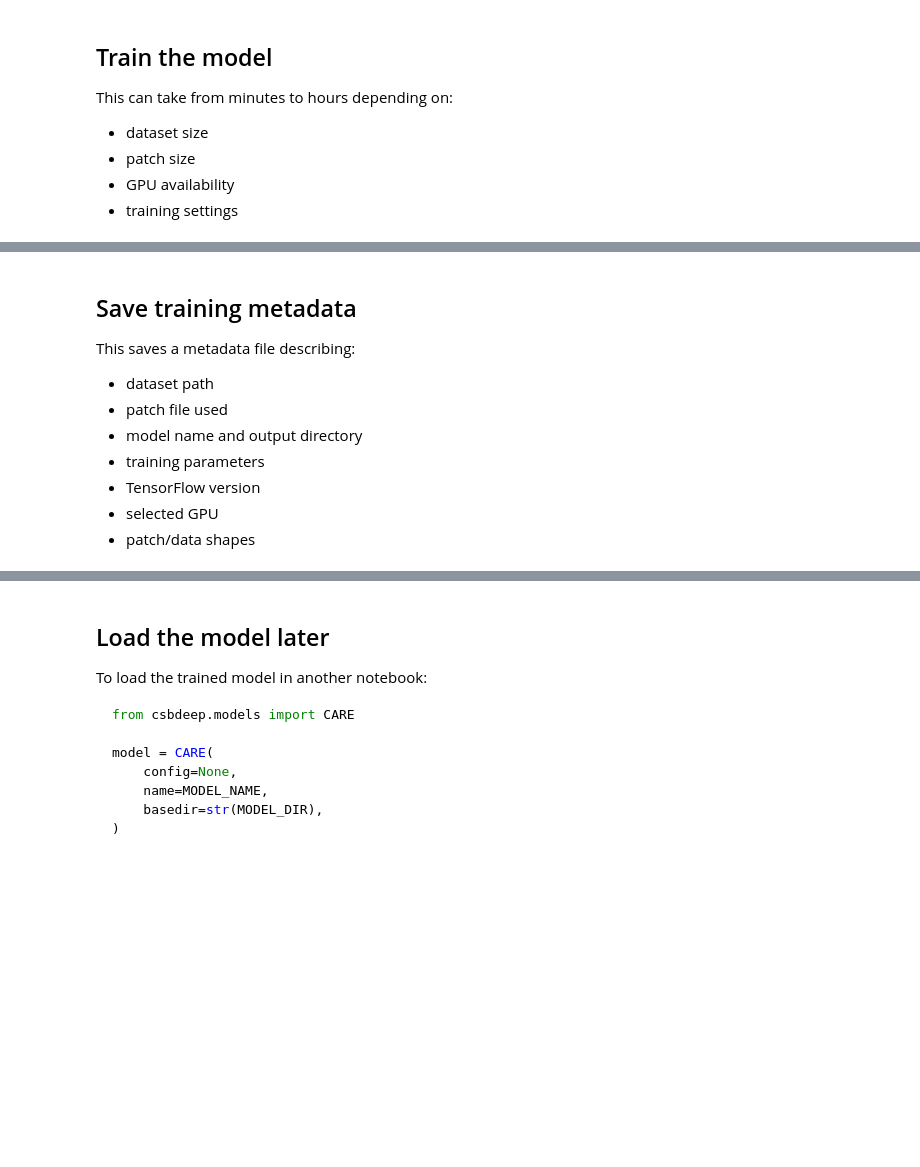
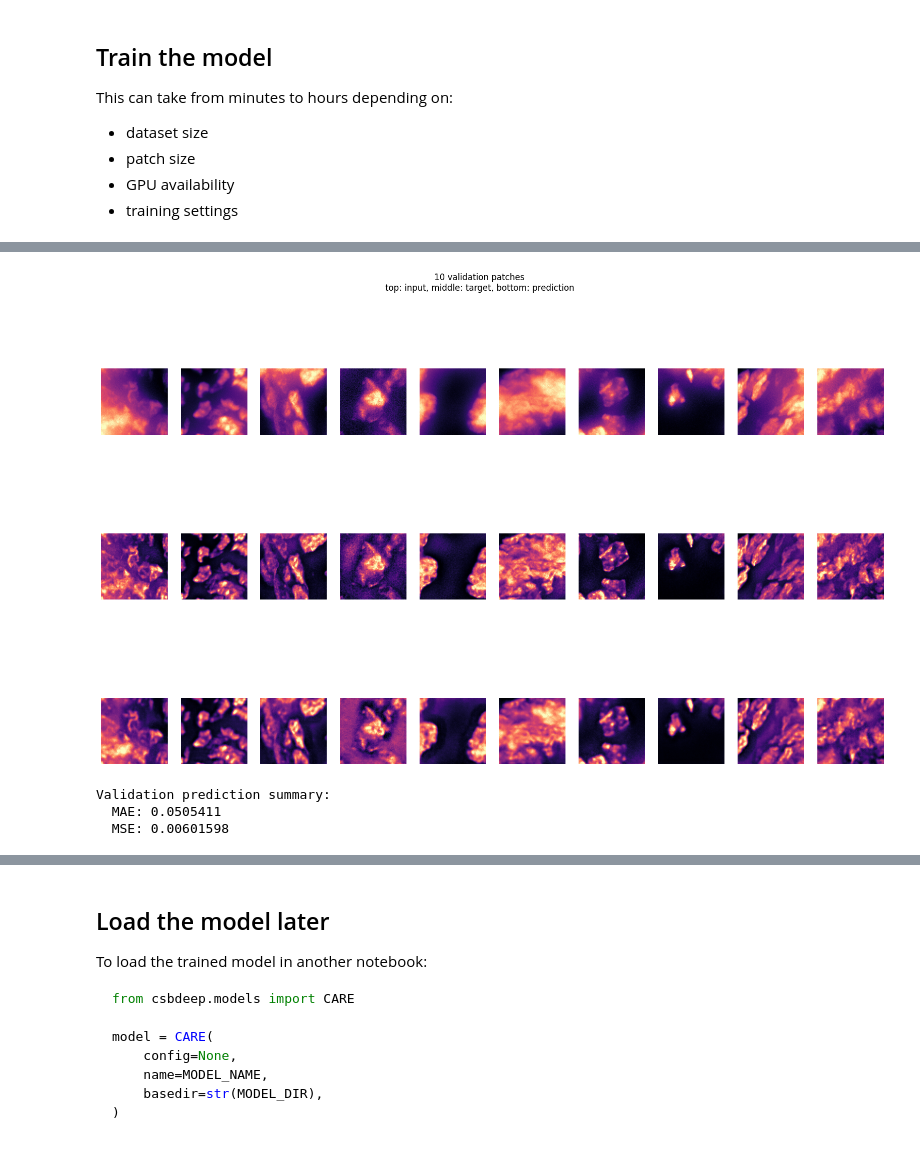
Before and after one commit to Moldia/ISS2025, a Jupyter notebook: ISS_CARE/Notebooks/ISS_CARE_2_training.ipynb, the cells around one changed output, grey strips where cells are left out. Cells and saved outputs as stored; diff of their text form; code cells hidden in the pictures; blank space fills up the shorter version.

```diff
--- a/ISS_CARE/Notebooks/ISS_CARE_2_training.ipynb
+++ b/ISS_CARE/Notebooks/ISS_CARE_2_training.ipynb
@@ -176,6 +278,8 @@ config = build_care_config(
     train_steps_per_epoch=TRAIN_STEPS_PER_EPOCH,
     train_epochs=TRAIN_EPOCHS,
     unet_kern_size=UNET_KERN_SIZE,
+    unet_n_depth=UNET_N_DEPTH,
     train_learning_rate=TRAIN_LEARNING_RATE,
     probabilistic=PROBABILISTIC,
+    train_loss=TRAIN_LOSS,
 )
@@ -232,19 +445,13 @@ This gives a fast qualitative check before applying the model to larger images.
 # %%
 X_example, Y_example, Y_pred = predict_on_validation_examples(
     model=model,
     X_val=X_val,
     Y_val=Y_val,
     probabilistic=PROBABILISTIC,
-    n_examples=5,
+    n_examples=10,
 )
+# %% [output]
+[figure, added]
+Validation prediction summary:
+  MAE: 0.0505411
+  MSE: 0.00601598
-# %% [markdown]
-## Save training metadata
-
-This saves a metadata file describing:
-- dataset path
-- patch file used
-- model name and output directory
-- training parameters
-- TensorFlow version
-- selected GPU
-- patch/data shapes
```
Also changed, not shown: parts of 39 cells of this notebook, 5 other files.
